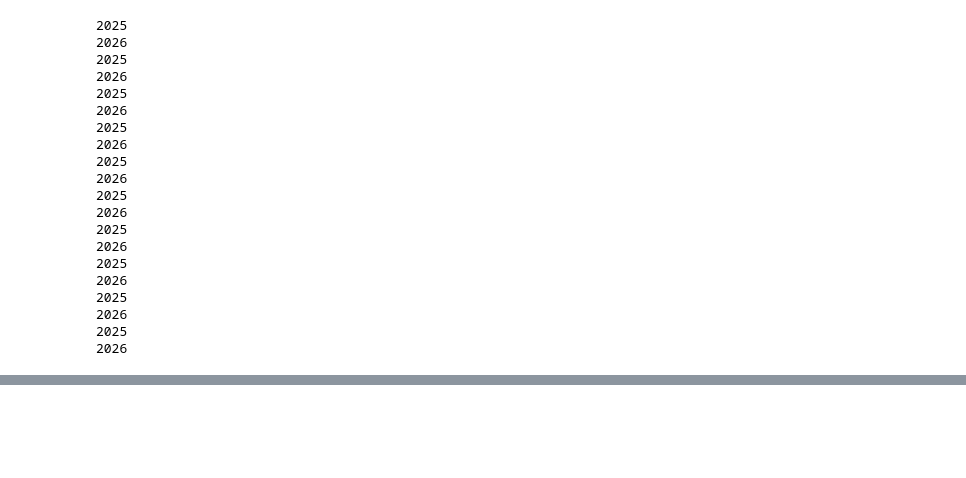
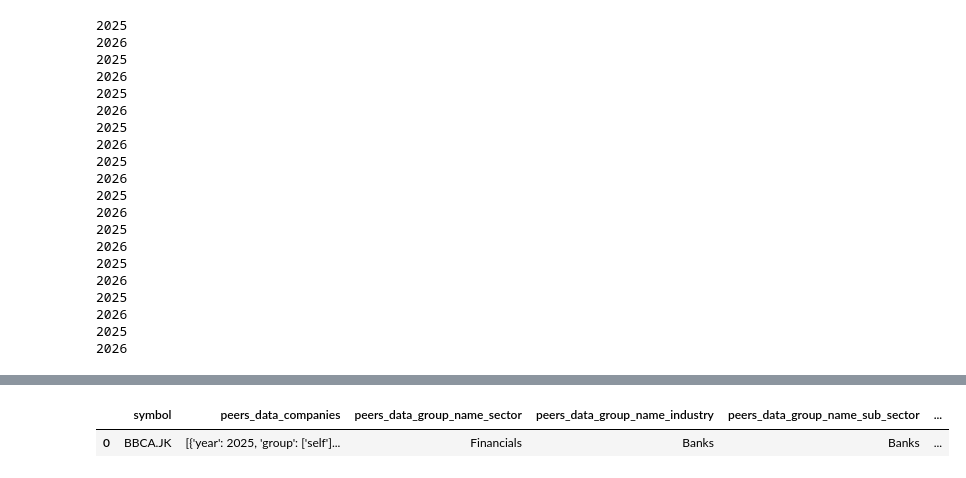
Before and after one commit to Qwertyuiopqq/MikirSekali, a Jupyter notebook: code/data-prep/data_scraping.ipynb, the cells around one changed output, grey strips where cells are left out. Drawn from its saved outputs; the diff is of its cells as text; code cells hidden in the pictures; blank space fills up the shorter version.

```diff
--- a/code/data-prep/data_scraping.ipynb
+++ b/code/data-prep/data_scraping.ipynb
@@ -238,0 +695,5 @@ df_final.to_csv('../../dataset/csv/top10-transportation-by-market-cap-shareholde
+# %%
+tables['peers']
+# %% [output]
+|  | symbol | peers_data_companies | peers_data_group_name_sector | peers_data_group_name_industry | peers_data_group_name_sub_sector | ... |
+| 0 | BBCA.JK | [{'year': 2025, 'group': ['self']... | Financials | Banks | Banks | ... |
```
Also changed, not shown: parts of 12 cells of this notebook, 3 other files.
